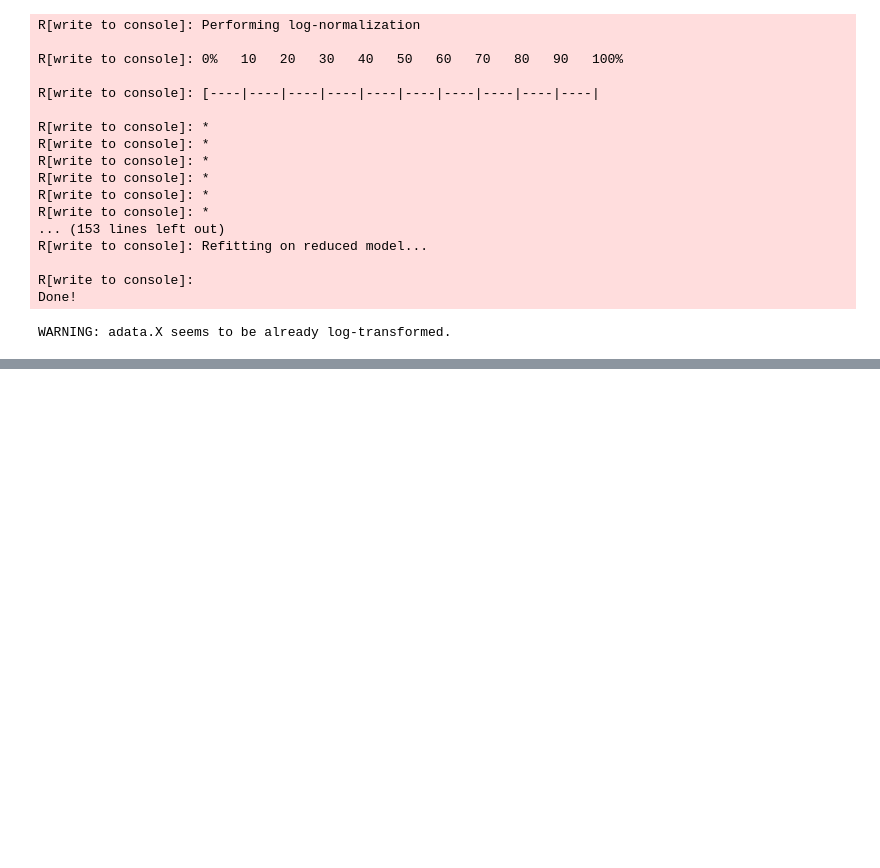
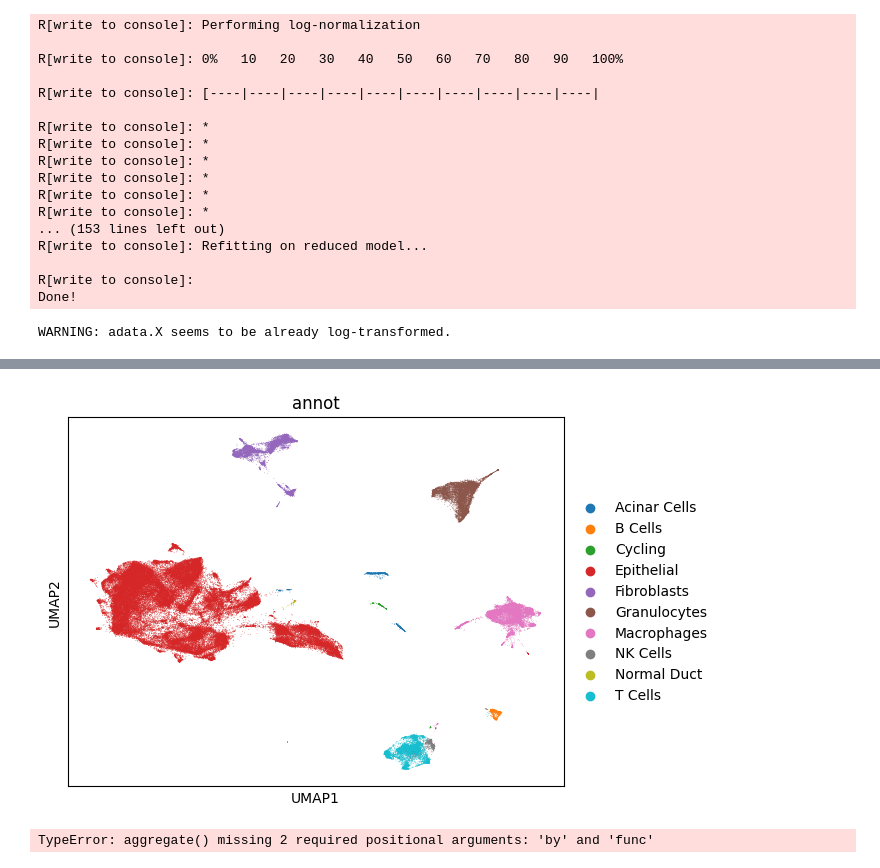
Before and after one commit to LinearParadox/TAK981_SCRNA, a Jupyter notebook: nb/subtyping/tcells.ipynb, the cells around one changed output, grey strips where cells are left out. Saved outputs shown, nothing was run; the diff lists cells and outputs as text; code cells hidden in the pictures; blank space fills up the shorter version.

```diff
--- a/nb/subtyping/tcells.ipynb
+++ b/nb/subtyping/tcells.ipynb
@@ -93,3 +90,13 @@ sc.pl.umap(adata, color="Sell", use_raw=False)
 adata.obs["annot"]=adata.obs.leiden.map(annot)
 # %%
 adata.write_h5ad("h5ad/subtyping/t_cells.h5ad")
+# %%
+tcells=sc.read_h5ad("h5ad/subtyping/t_cells.h5ad")
+adata = sc.read_h5ad("h5ad/batch_corrected.h5ad")
+# %%
+adata.obs.annot = adata.obs.annot.astype(str)
+adata.obs.loc[adata.obs.index.isin(tcells[tcells.obs["annot"]=="NK Cells"].obs.index), "annot"]="NK Cells"
+# %%
+sc.pl.umap(adata, color="annot")
+# %% [output]
+[figure, added]
@@ -95,0 +105,4 @@ adata.write_h5ad("h5ad/subtyping/t_cells.h5ad")
+# %%
+sc.get.aggregate(adata)
+# %% [output]
+TypeError: aggregate() missing 2 required positional arguments: 'by' and 'func'
```
Also changed, not shown: parts of 3 cells of this notebook, 3 other files.
